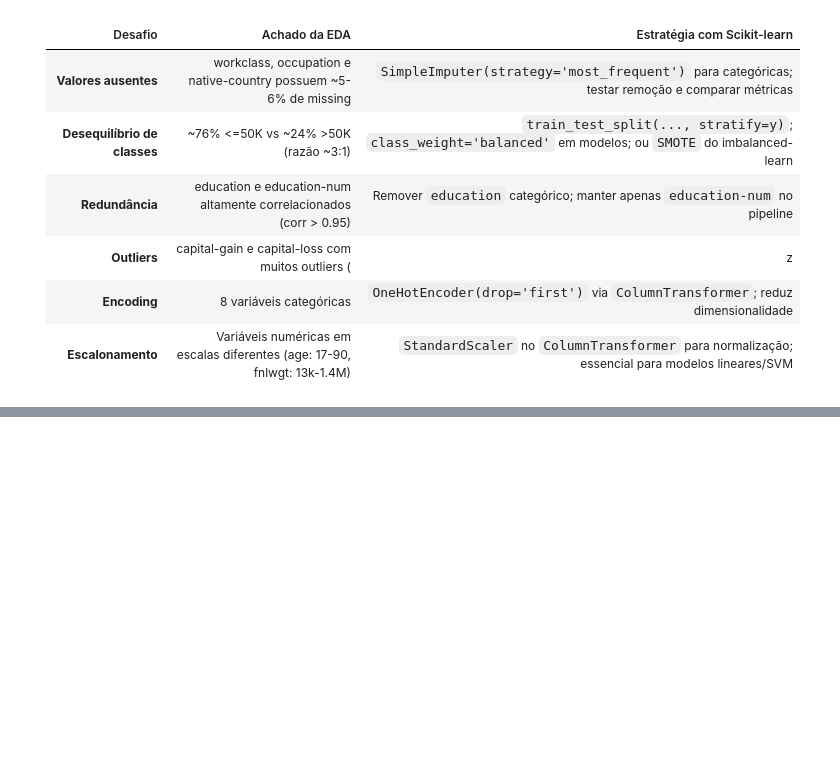
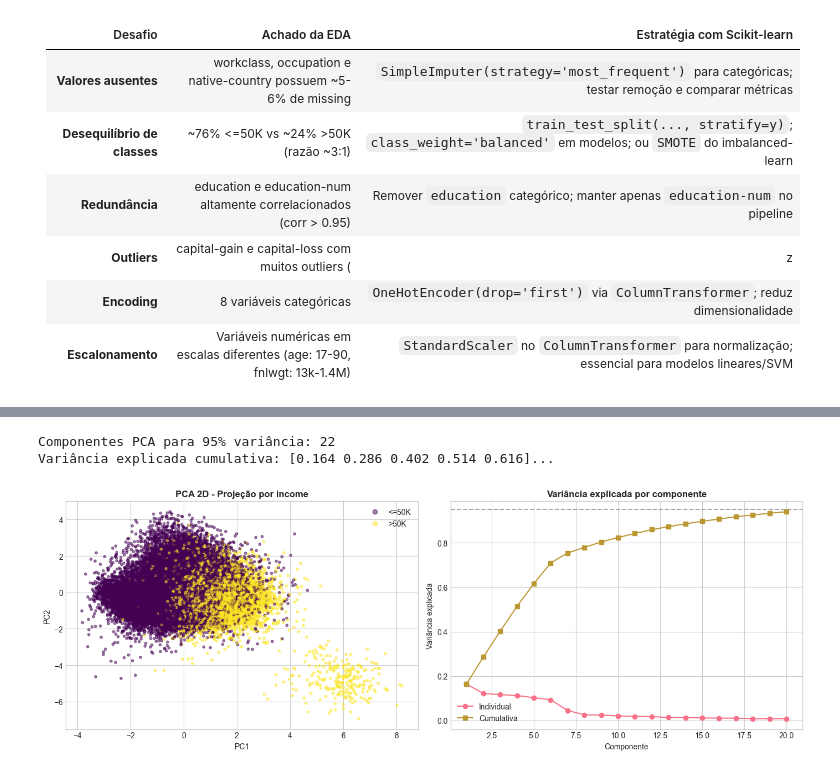
Before and after one commit to garciapp2/projeto_machine_learning, a Jupyter notebook: projeto .ipynb, the cells around one changed output, grey strips where cells are left out. Saved outputs shown, nothing was run; the diff lists cells and outputs as text; code cells hidden in the pictures; blank space fills up the shorter version.

```diff
--- a/projeto.ipynb
+++ b/projeto .ipynb
@@ -478,6 +511,7 @@ Com base nos achados da análise exploratória, propõe-se as seguintes estraté
 | **Encoding** | 8 variáveis categóricas | `OneHotEncoder(drop='first')` via `ColumnTransformer`; reduz dimensionalidade |
 | **Escalonamento** | Variáveis numéricas em escalas diferentes (age: 17-90, fnlwgt: 13k-1.4M) | `StandardScaler` no `ColumnTransformer` para normalização; essencial para modelos lineares/SVM |
 # %%
+# prep: impute, scale, one-hot; separa X e y
 X = df.drop('income', axis=1)
 y = df['income']
 
@@ -485,14 +519,22 @@ label_encoder = LabelEncoder()
 y_encoded = label_encoder.fit_transform(y)
 
 numericas_features = ['age', 'fnlwgt', 'education-num', 'capital-gain', 'capital-loss', 'hours-per-week']
-categoricas_features = ['workclass', 'education', 'marital-status', 'occupation',
+categoricas_features = ['workclass', 'marital-status', 'occupation',
                        'relationship', 'race', 'sex', 'native-country']
+
+num_pipeline = Pipeline([
+    ('imputer', SimpleImputer(strategy='median')),
+    ('scaler', StandardScaler())
+])
+cat_pipeline = Pipeline([
+    ('imputer', SimpleImputer(strategy='most_frequent')),
+    ('encoder', OneHotEncoder(drop='first', sparse_output=False, handle_unknown='ignore'))
+])
 
 preprocessor = ColumnTransformer(
     transformers=[
-        ('num', StandardScaler(), numericas_features),
-        ('cat', OneHotEncoder(drop='first', sparse_output=False, handle_unknown='ignore'),
-         categoricas_features)
+        ('num', num_pipeline, numericas_features),
+        ('cat', cat_pipeline, categoricas_features)
     ],
     remainder='drop'
 )
@@ -501,4 +543,5 @@ X_preprocessed = preprocessor.fit_transform(X)
 print(f"Shape após pré-processamento: {X_preprocessed.shape}")
 print(f"Features numéricas escaladas: {len(numericas_features)}")
 print(f"Features categóricas codificadas (OneHot): {X_preprocessed.shape[1] - len(numericas_features)}")
+print("\nPipeline pronto para modelagem com fit/transform em train e apenas transform em test.")
 # %% [output]
@@ -507,0 +557,27 @@ Features categóricas codificadas (OneHot): 94
+# %%
+# PCA mantendo 95% da variância
+pca = PCA(n_components=0.95, random_state=42)
+X_pca = pca.fit_transform(X_preprocessed)
+print(f"Componentes PCA para 95% variância: {pca.n_components_}")
+print(f"Variância explicada cumulativa: {pca.explained_variance_ratio_.cumsum()[:5].round(3)}...")
+
+fig, axes = plt.subplots(1, 2, figsize=(14, 5))
+scatter = axes[0].scatter(X_pca[:, 0], X_pca[:, 1], c=y_encoded, cmap='viridis', alpha=0.5, s=10)
+axes[0].set_title('PCA 2D - Projeção por income', fontsize=12, fontweight='bold')
+axes[0].set_xlabel('PC1')
+axes[0].set_ylabel('PC2')
+axes[0].legend(handles=scatter.legend_elements()[0], labels=['<=50K', '>50K'], loc='upper right')
+n_plot = min(20, pca.n_components_)
+axes[1].plot(range(1, n_plot + 1), pca.explained_variance_ratio_[:n_plot], 'o-', label='Individual')
+axes[1].plot(range(1, n_plot + 1), pca.explained_variance_ratio_[:n_plot].cumsum(), 's-', label='Cumulativa')
+axes[1].set_title('Variância explicada por componente', fontsize=12, fontweight='bold')
+axes[1].set_xlabel('Componente')
+axes[1].set_ylabel('Variância explicada')
+axes[1].legend()
+axes[1].axhline(0.95, color='gray', linestyle='--', alpha=0.7)
+plt.tight_layout()
+plt.show()
+# %% [output]
+Componentes PCA para 95% variância: 22
+Variância explicada cumulativa: [0.164 0.286 0.402 0.514 0.616]...
+[figure, added]
```
Also changed, not shown: parts of 30 cells of this notebook.
